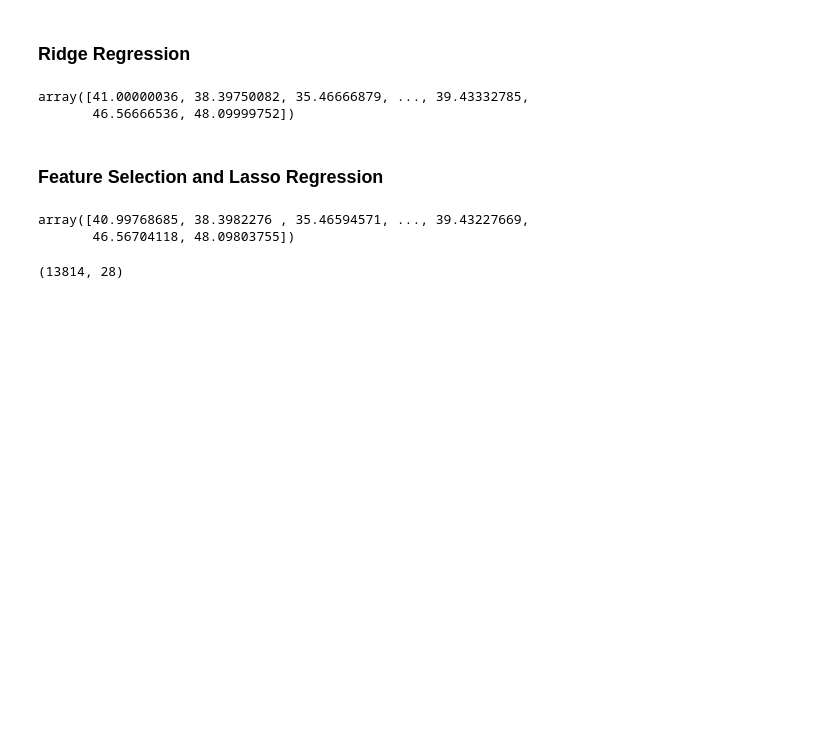
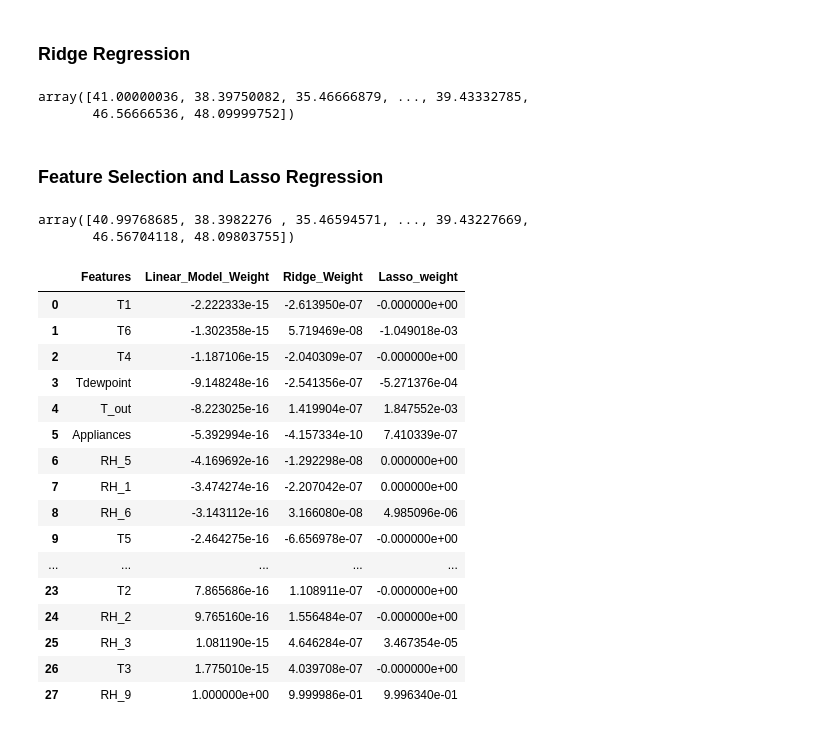
Before and after one commit to Rushi9867/Hamoye-StageB, a Jupyter notebook: Hamoye Stage B.ipynb, the cells around one changed output. Saved outputs shown, nothing was run; the diff lists cells and outputs as text; code cells hidden in the pictures; blank space fills up the shorter version.

```diff
--- a/Hamoye Stage B.ipynb
+++ b/Hamoye Stage B.ipynb
@@ -227,7 +227,23 @@ lasso_weights_df = get_weights_df(lasso_reg, x_train, 'Lasso_weight')
 # %%
 final_weights = pd.merge(linear_model_weights, ridge_weights_df, on='Features')
 final_weights = pd.merge(final_weights, lasso_weights_df, on='Features')
-# %%
-x_train.shape
-# %% [output]
-(13814, 28)
+# %%
+final_weights
+# %% [output]
+|  | Features | Linear_Model_Weight | Ridge_Weight | Lasso_weight |
+| 0 | T1 | -2.222333e-15 | -2.613950e-07 | -0.000000e+00 |
+| 1 | T6 | -1.302358e-15 | 5.719469e-08 | -1.049018e-03 |
+| 2 | T4 | -1.187106e-15 | -2.040309e-07 | -0.000000e+00 |
+| 3 | Tdewpoint | -9.148248e-16 | -2.541356e-07 | -5.271376e-04 |
+| 4 | T_out | -8.223025e-16 | 1.419904e-07 | 1.847552e-03 |
+| 5 | Appliances | -5.392994e-16 | -4.157334e-10 | 7.410339e-07 |
+| 6 | RH_5 | -4.169692e-16 | -1.292298e-08 | 0.000000e+00 |
+| 7 | RH_1 | -3.474274e-16 | -2.207042e-07 | 0.000000e+00 |
+| 8 | RH_6 | -3.143112e-16 | 3.166080e-08 | 4.985096e-06 |
+| 9 | T5 | -2.464275e-16 | -6.656978e-07 | -0.000000e+00 |
+| ... | ... | ... | ... | ... |
+| 23 | T2 | 7.865686e-16 | 1.108911e-07 | -0.000000e+00 |
+| 24 | RH_2 | 9.765160e-16 | 1.556484e-07 | -0.000000e+00 |
+| 25 | RH_3 | 1.081190e-15 | 4.646284e-07 | 3.467354e-05 |
+| 26 | T3 | 1.775010e-15 | 4.039708e-07 | -0.000000e+00 |
+| 27 | RH_9 | 1.000000e+00 | 9.999986e-01 | 9.996340e-01 |
```
Also changed, not shown: parts of 1 cell of this notebook.
